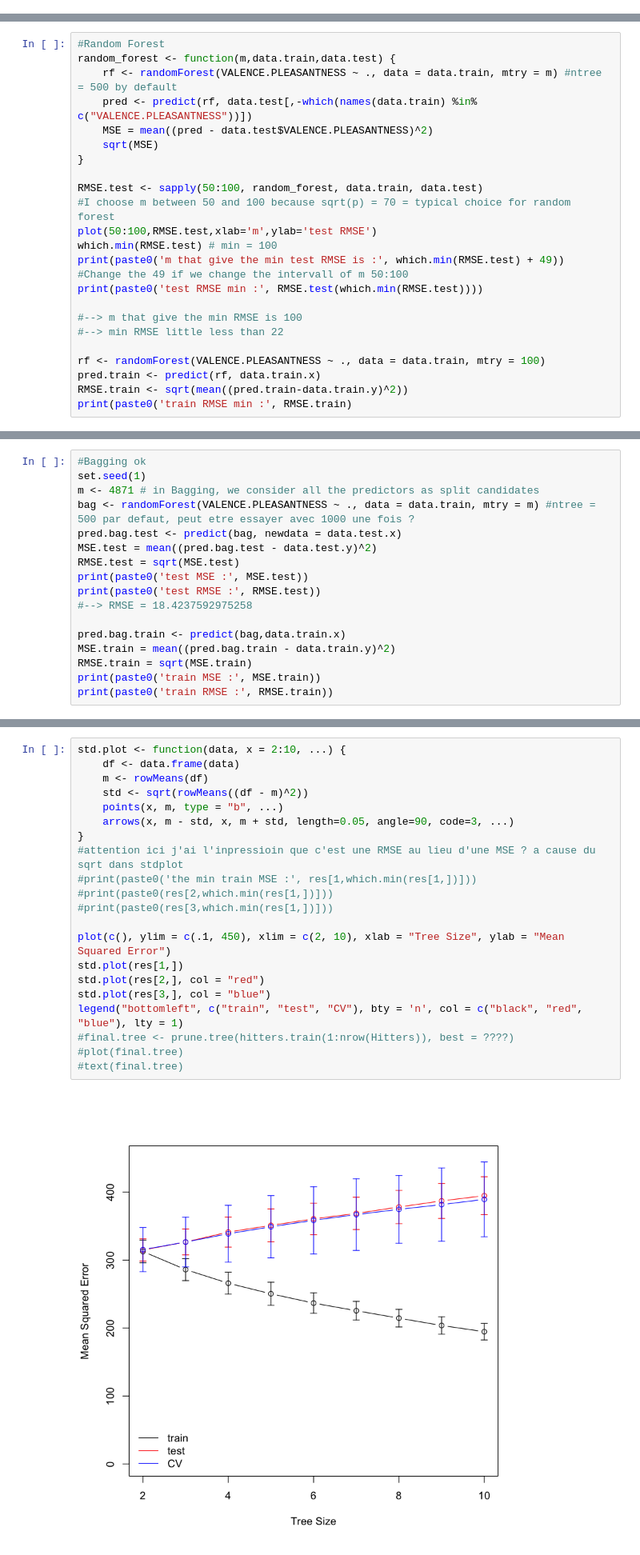
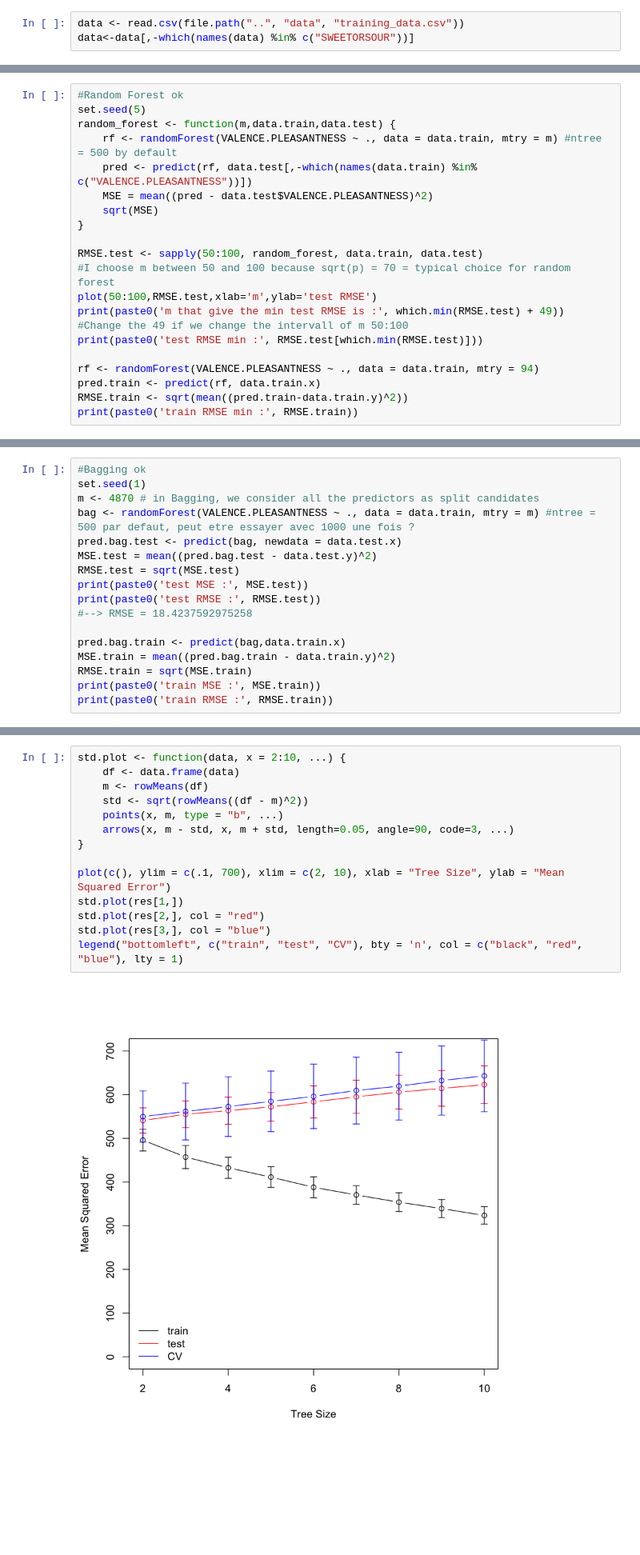
Before and after one commit to ghaeflig/Miniproject-Bio-322, a Jupyter notebook: src/NonlinearMethod.ipynb, the cells around one changed output, grey strips where cells are left out. Shown at 80% size. Drawn from its saved outputs; the diff is of its cells as text; blank space fills up the shorter version.

```diff
--- a/src/NonlinearMethod.ipynb
+++ b/src/NonlinearMethod.ipynb
@@ -123,3 +120,6 @@ data <- read.csv(file.path("..", "data", "training_data.csv"))
+# %%
+data <- read.csv(file.path("..", "data", "training_data.csv"))
+data<-data[,-which(names(data) %in% c("SWEETORSOUR"))]
 # %%
 library(tree)
 library(randomForest)
@@ -188,7 +196,8 @@ Distribution of residuals:
 #print(paste0('m that give the min test RMSE is :', which.min(RMSE)))
 #print(paste0('test RMSE min :', RMSE(which.min(RMSE))))
 # %%
-#Random Forest
+#Random Forest ok
+set.seed(5)
 random_forest <- function(m,data.train,data.test) {
     rf <- randomForest(VALENCE.PLEASANTNESS ~ ., data = data.train, mtry = m) #ntree = 500 by default
     pred <- predict(rf, data.test[,-which(names(data.train) %in% c("VALENCE.PLEASANTNESS"))])
@@ -199,14 +208,10 @@ random_forest <- function(m,data.train,data.test) {
 RMSE.test <- sapply(50:100, random_forest, data.train, data.test)
 #I choose m between 50 and 100 because sqrt(p) = 70 = typical choice for random forest
 plot(50:100,RMSE.test,xlab='m',ylab='test RMSE')
-which.min(RMSE.test) # min = 100
 print(paste0('m that give the min test RMSE is :', which.min(RMSE.test) + 49)) #Change the 49 if we change the intervall of m 50:100
-print(paste0('test RMSE min :', RMSE.test(which.min(RMSE.test))))
+print(paste0('test RMSE min :', RMSE.test[which.min(RMSE.test)]))
 
-#--> m that give the min RMSE is 100
-#--> min RMSE little less than 22
-
-rf <- randomForest(VALENCE.PLEASANTNESS ~ ., data = data.train, mtry = 100)
+rf <- randomForest(VALENCE.PLEASANTNESS ~ ., data = data.train, mtry = 94)
 pred.train <- predict(rf, data.train.x)
 RMSE.train <- sqrt(mean((pred.train-data.train.y)^2))
-print(paste0('train RMSE min :', RMSE.train)
+print(paste0('train RMSE min :', RMSE.train))
@@ -213,7 +223,7 @@ print(paste0('train RMSE min :', RMSE.train)
 # %%
 #Bagging ok
 set.seed(1)
-m <- 4871 # in Bagging, we consider all the predictors as split candidates
+m <- 4870 # in Bagging, we consider all the predictors as split candidates
 bag <- randomForest(VALENCE.PLEASANTNESS ~ ., data = data.train, mtry = m) #ntree = 500 par defaut, peut etre essayer avec 1000 une fois ?
 pred.bag.test <- predict(bag, newdata = data.test.x)
 MSE.test = mean((pred.bag.test - data.test.y)^2)
@@ -333,23 +400,16 @@ for(i in 1:3) {
 # %%
 std.plot <- function(data, x = 2:10, ...) {
     df <- data.frame(data)
     m <- rowMeans(df)
     std <- sqrt(rowMeans((df - m)^2))
     points(x, m, type = "b", ...)
     arrows(x, m - std, x, m + std, length=0.05, angle=90, code=3, ...)
 }
-#attention ici j'ai l'inpressioin que c'est une RMSE au lieu d'une MSE ? a cause du sqrt dans stdplot
-#print(paste0('the min train MSE :', res[1,which.min(res[1,])]))
-#print(paste0(res[2,which.min(res[1,])]))
-#print(paste0(res[3,which.min(res[1,])]))
 
-plot(c(), ylim = c(.1, 450), xlim = c(2, 10), xlab = "Tree Size", ylab = "Mean Squared Error")
+plot(c(), ylim = c(.1, 700), xlim = c(2, 10), xlab = "Tree Size", ylab = "Mean Squared Error")
 std.plot(res[1,])
 std.plot(res[2,], col = "red")
 std.plot(res[3,], col = "blue")
 legend("bottomleft", c("train", "test", "CV"), bty = 'n', col = c("black", "red", "blue"), lty = 1)
-#final.tree <- prune.tree(hitters.train(1:nrow(Hitters)), best = ????)
-#plot(final.tree)
-#text(final.tree)
 # %% [output]
-[figure, old version]
+[figure, new version]
```
Also changed, not shown: parts of 13 cells of this notebook, 1 other file.
